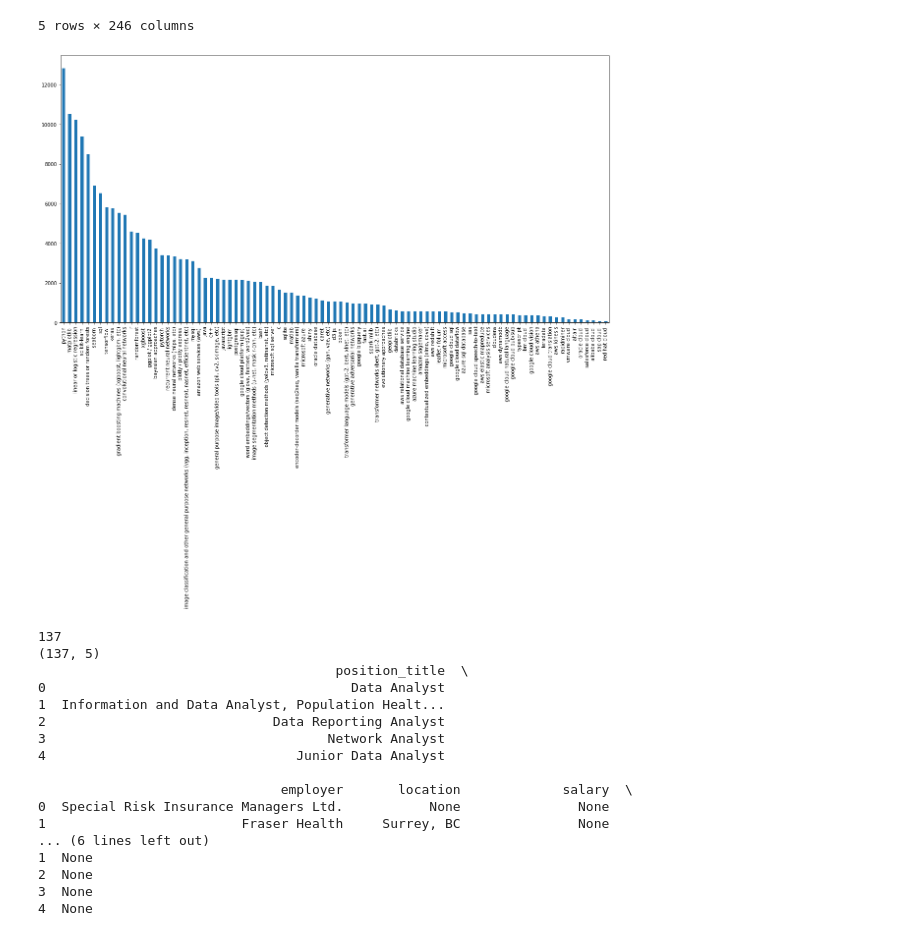
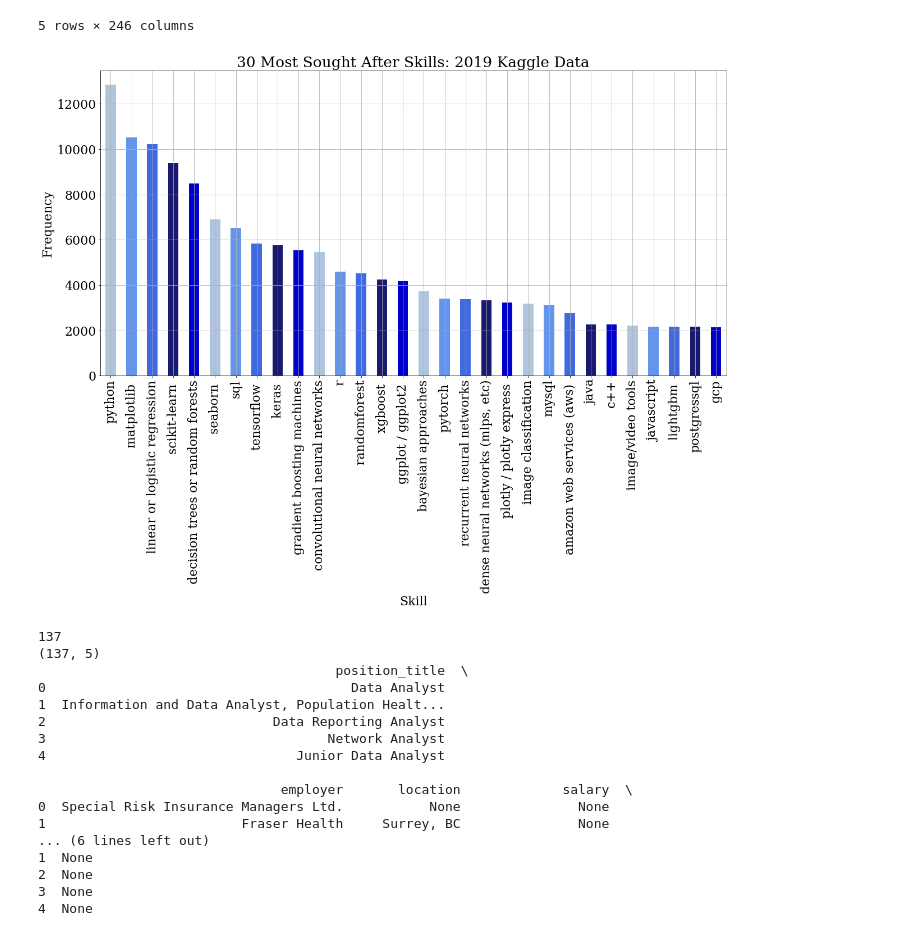
Before and after one commit to atkinssamuel/EdTech, a Jupyter notebook: 1-MIE-curriculum-design/1-MIE-curriculum-design.ipynb, the cells around one changed output. Saved outputs shown, nothing was run; the diff lists cells and outputs as text; code cells hidden in the pictures.

```diff
--- a/1-MIE-curriculum-design/1-MIE-curriculum-design.ipynb
+++ b/1-MIE-curriculum-design/1-MIE-curriculum-design.ipynb
@@ -124,13 +124,24 @@ db_products = get_skills_df(db_products)
 kaggle_skills = pd.concat([languages, viz_tools, ml_algo, computer_vision, nlp, ml_frameworks, cloud_computing,
                           big_data, ml_products, db_products], axis=1)
 kaggle_skills.head(10)
+kaggle_skills = kaggle_skills.rename(columns={'image classification and other general purpose networks (vgg, inception, resnet, resnext, nasnet, efficientnet, etc)': 'image classification', 'general purpose image/video tools (pil, cv2, skimage, etc)': 'image/video tools', 'gradient boosting machines (xgboost, lightgbm, etc)': 'gradient boosting machines', ' google cloud platform (gcp) ': 'gcp'})
 kaggle_skills.to_csv('./kaggle_skills.csv', index=True)
-# %%
-plt.figure(figsize=(20,10))
-ax = kaggle_skills.sum().sort_values(ascending=False).plot(kind="bar")
-plt.show()
-# %% [output]
-[figure, removed]
+# %%
+plt.figure(figsize=(20,10))
+my_colors = ["lightsteelblue", "cornflowerblue", "royalblue", "midnightblue", "mediumblue"]*10
+
+font = {'font.family' : 'serif',
+        'font.size'   : 22,
+        'font.weight' : 'normal'}
+plt.rcParams.update(font)
+ax = kaggle_skills.sum().sort_values(ascending=False)[:30].plot(kind="bar", color=my_colors)
+plt.title("30 Most Sought After Skills: 2019 Kaggle Data")
+plt.grid(True)
+plt.xlabel("Skill")
+plt.ylabel("Frequency")
+plt.show()
+# %% [output]
+[figure, added]
 # %%
 # Indeed displays ~10-15 jobs on each page, while each job itself can be identify as a page.
 # So we search jobs every 10 pages.
```
Also changed, not shown: parts of 24 cells of this notebook, 2 other files.
